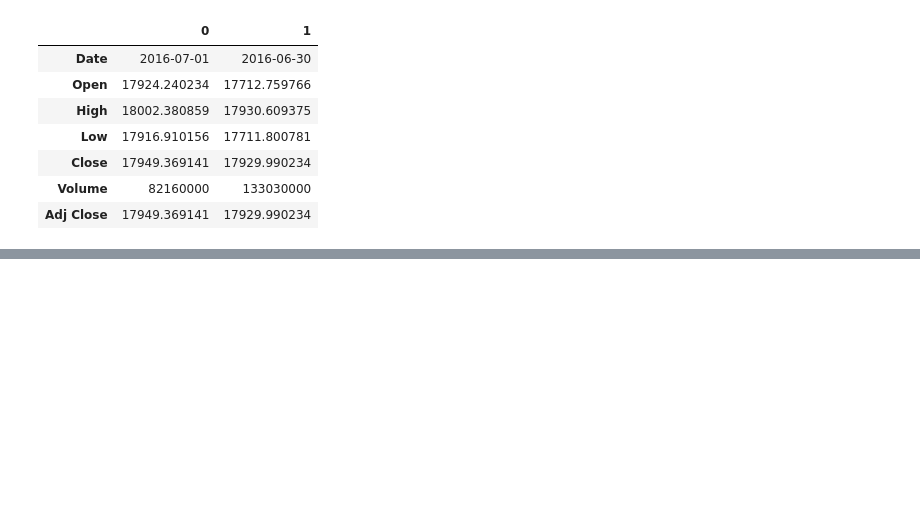
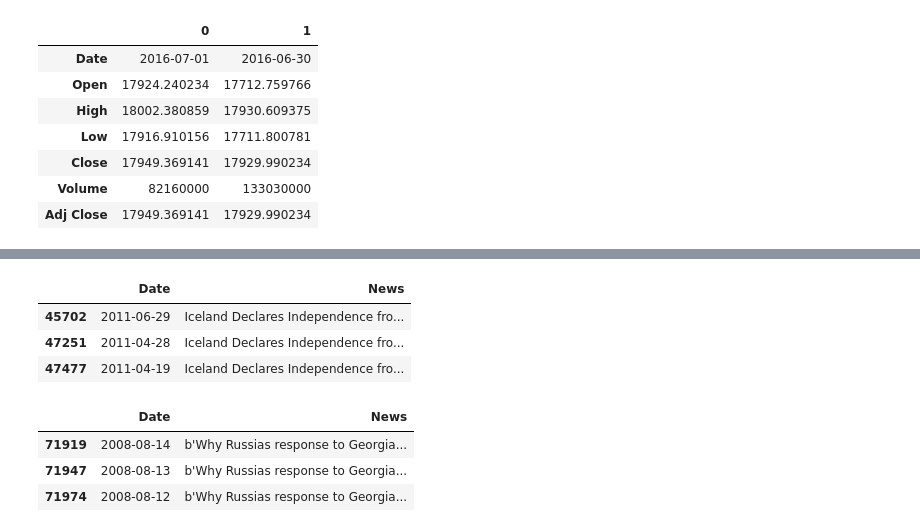
Before and after one commit to UVA-MLSys/DS5110_Fall_2024, a Jupyter notebook: Team 4/experiments/notebooks/explore_data.ipynb, the cells around one changed output, grey strips where cells are left out. Cells and saved outputs as stored; diff of their text form; code cells hidden in the pictures; blank space fills up the shorter version.

```diff
--- a/Team 4/experiments/notebooks/explore_data.ipynb
+++ b/Team 4/experiments/notebooks/explore_data.ipynb
@@ -76,0 +115,24 @@ dtype: object
+# %%
+# are the dates different
+
+news_head_str = "Iceland Declares Independence from International Banks"
+
+df_top = df_reddit.loc[df_reddit.News == news_head_str]
+df_top
+# %% [output]
+|  | Date | News |
+| 45702 | 2011-06-29 | Iceland Declares Independence fro... |
+| 47251 | 2011-04-28 | Iceland Declares Independence fro... |
+| 47477 | 2011-04-19 | Iceland Declares Independence fro... |
+# %%
+# are the dates different
+
+news_head_str = "Why Russias response to Georgia was right"
+
+df_top = df_reddit.loc[df_reddit.News.str.contains(news_head_str), :]
+df_top
+# %% [output]
+|  | Date | News |
+| 71919 | 2008-08-14 | b'Why Russias response to Georgia... |
+| 71947 | 2008-08-13 | b'Why Russias response to Georgia... |
+| 71974 | 2008-08-12 | b'Why Russias response to Georgia... |
```
Also changed, not shown: parts of 12 cells of this notebook, 4 other files.
